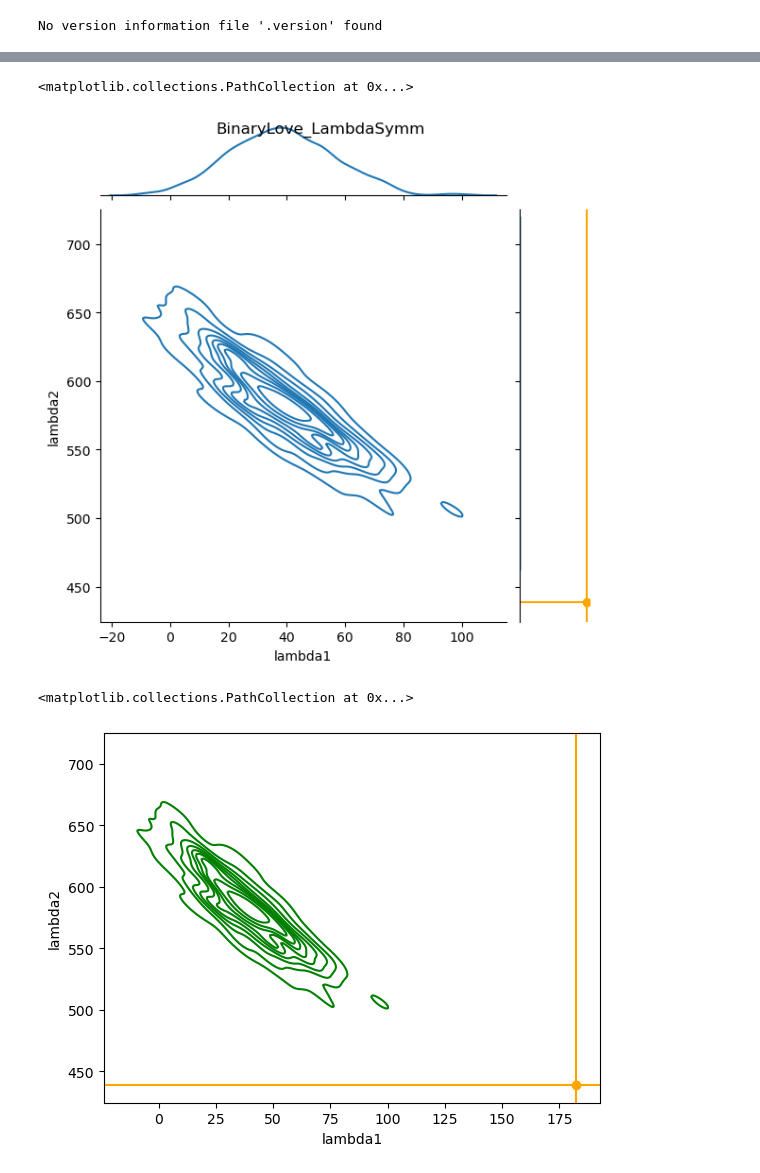
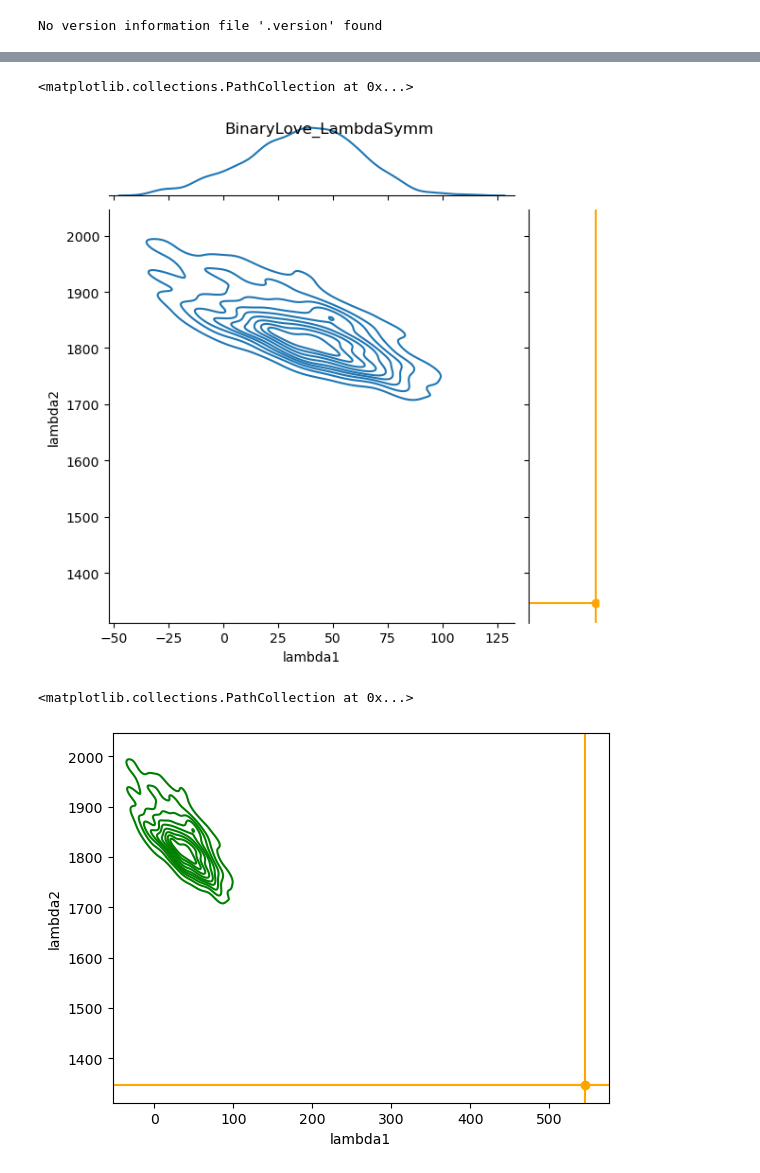
Before and after one commit to daniellmarc/Binary_Love, a Jupyter notebook: binary_love_Symm/Binary_love_Symm.ipynb, the cells around one changed output, grey strips where cells are left out. Cells and saved outputs as stored; diff of their text form; code cells hidden in the pictures.

```diff
--- a/binary_love_Symm/Binary_love_Symm.ipynb
+++ b/binary_love_Symm/Binary_love_Symm.ipynb
@@ -47,8 +47,8 @@ injection_parameters = dict(
     geocent_time=1126259642.413,
     ra=1.375,
     dec=-1.2108,
-    lambda_1=182.367432516109, #182.367432516109 was 400 182.367432516109
-    lambda_2=438.673030727713, #475.686331754533 was 450
+    lambda_1=545.21397414, #182.367432516109 was 400 182.367432516109
+    lambda_2=1346.68123938, #475.686331754533 was 450
 )
 
 #lambda_1 =545.21397414 #
@@ -240,41 +229,41 @@ result.posterior['lambda1'] = result.posterior.apply(lambda row :
 result.posterior['lambda2'] = result.posterior.apply(lambda row :
         bilby.gw.conversion.binary_love_lambda_symmetric_to_lambda_1_lambda_2_manual_marginalisation(
                 row['binary_love_uniform'],row['lambda_symmetric'],row['symmetric_mass_ratio']
                 )[1], axis = 1)
 
 sns.jointplot( x=result.posterior['lambda1'], y=result.posterior['lambda2'],kind = 'kde').fig.suptitle("BinaryLove_LambdaSymm")
 
 # import matplotlib.pyplot as plt
 
 # #lambda 2 y
 # plt.axhline(y=result.injection_parameters['lambda_2'], color="orange", linestyle="-")
 # #lambda 2 x
 # plt.axvline(x= result.injection_parameters['lambda_1'], color="orange")
 # #Add the point
 # plt.scatter(result.injection_parameters['lambda_1'], result.injection_parameters['lambda_2'],color = 'orange')
 
-lambda_1=182.367432516109,
-lambda_2=438.673030727713,
+lambda_1=545.21397414, #182.367432516109 was 400 182.367432516109
+lambda_2=1346.68123938
 
 
 import matplotlib.pyplot as plt
 
 #lambda 2 y
 plt.axhline(y= lambda_2 , color="orange", linestyle="-")
 #lambda 1 x
 plt.axvline(x= lambda_1, color="orange")
 #Add the point
 plt.scatter(lambda_1, lambda_2, color = 'orange')
 
 # plt.show()
 # %% [output]
 <matplotlib.collections.PathCollection at 0x...>
-[figure, old version]
+[figure, new version]
 # %%
 sns.kdeplot( x=result.posterior['lambda1'], y=result.posterior['lambda2'],color = 'green', label='Binary_love_&_LambdaSymm')
 
-lambda_1=182.367432516109, #182.367432516109 was 400 182.367432516109
-lambda_2=438.673030727713,
+lambda_1=545.21397414, #182.367432516109 was 400 182.367432516109
+lambda_2=1346.68123938
 
 #lambda 2 y
 plt.axhline(y= lambda_2 , color="orange", linestyle="-")
@@ -286,4 +275,4 @@ plt.scatter(lambda_1, lambda_2, color = 'orange')
 # plt.show()
 # %% [output]
 <matplotlib.collections.PathCollection at 0x...>
-[figure, old version]
+[figure, new version]
```
Also changed, not shown: parts of 4 cells of this notebook.
